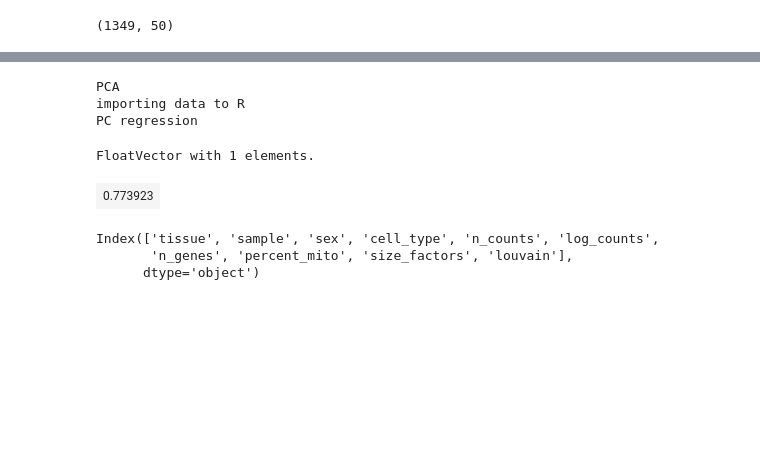
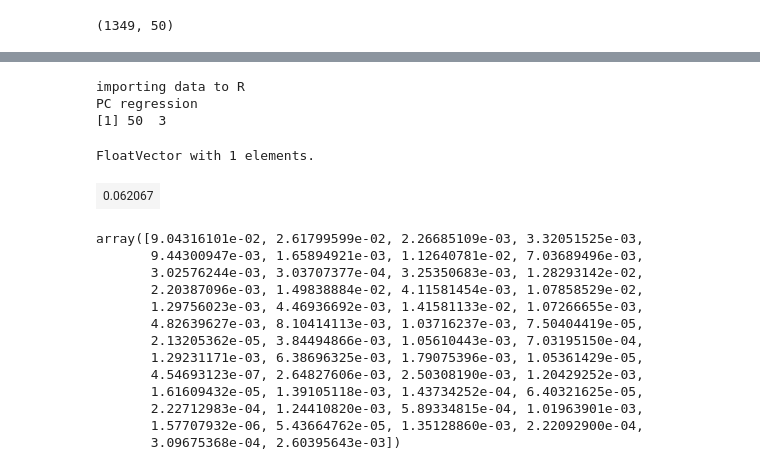
Before and after one commit to theislab/scib, a Jupyter notebook: notebooks/metrics/comparison.ipynb, the cells around one changed output, grey strips where cells are left out. Drawn from its saved outputs; the diff is of its cells as text; code cells hidden in the pictures; blank space fills up the shorter version.

```diff
--- a/notebooks/metrics/comparison.ipynb
+++ b/notebooks/metrics/comparison.ipynb
@@ -226,5 +266,10 @@ import anndata2ri
 # %%
-def pc_regression_old(data, batch, pca_sd=None, n_comps=None, verbose=True):
+import rpy2.rinterface_lib.callbacks
+import logging
+rpy2.rinterface_lib.callbacks.logger.setLevel(logging.ERROR) # Ignore R warning messages
+import rpy2.robjects as ro
+import anndata2ri
+def pc_regression_old(data, batch, pca_sd=None, n_comps=None, svd_solver='arpack', verbose=True):
 
     if isinstance(data, anndata.AnnData):
         matrix = adata.X
@@ -263,9 +308,7 @@ def pc_regression_old(data, batch, pca_sd=None, n_comps=None, verbose=True):
 
     if verbose:
         print("importing data to R")
-    ro.globalenv['data_mtrx'] = matrix
     ro.globalenv['batch'] = batch
-
     ro.globalenv["X_pca"] = X_pca
     ro.globalenv["pca_stdev"] = pca_sd
     ro.r("pca.data <- list(x=X_pca, sdev=pca_stdev)")
@@ -320,14 +354,27 @@ PC regression
-# %%
-pc_regression_old(adata.X, adata.obs['log_counts'])
-# %% [output]
-PCA
-importing data to R
-PC regression
-FloatVector with 1 elements.
-| 0.773923 |
-# %%
-adata.obs.columns
-# %% [output]
-Index(['tissue', 'sample', 'sex', 'cell_type', 'n_counts', 'log_counts',
-       'n_genes', 'percent_mito', 'size_factors', 'louvain'],
-      dtype='object')
+# %%
+pcr = pc_regression_old(adata.obsm['X_pca'], adata.obs['n_counts'], pca_sd=adata.uns['pca']['variance'])
+# %% [output]
+importing data to R
+PC regression
+[1] 50  3
+# %%
+pcr['R2Var']
+# %% [output]
+FloatVector with 1 elements.
+| 0.062067 |
+# %%
+np.array(pcr['r2'][0:50])
+# %% [output]
+array([9.04316101e-02, 2.61799599e-02, 2.26685109e-03, 3.32051525e-03,
+       9.44300947e-03, 1.65894921e-03, 1.12640781e-02, 7.03689496e-03,
+       3.02576244e-03, 3.03707377e-04, 3.25350683e-03, 1.28293142e-02,
+       2.20387096e-03, 1.49838884e-02, 4.11581454e-03, 1.07858529e-02,
+       1.29756023e-03, 4.46936692e-03, 1.41581133e-02, 1.07266655e-03,
+       4.82639627e-03, 8.10414113e-03, 1.03716237e-03, 7.50404419e-05,
+       2.13205362e-05, 3.84494866e-03, 1.05610443e-03, 7.03195150e-04,
+       1.29231171e-03, 6.38696325e-03, 1.79075396e-03, 1.05361429e-05,
+       4.54693123e-07, 2.64827606e-03, 2.50308190e-03, 1.20429252e-03,
+       1.61609432e-05, 1.39105118e-03, 1.43734252e-04, 6.40321625e-05,
+       2.22712983e-04, 1.24410820e-03, 5.89334815e-04, 1.01963901e-03,
+       1.57707932e-06, 5.43664762e-05, 1.35128860e-03, 2.22092900e-04,
+       3.09675368e-04, 2.60395643e-03])
```
Also changed, not shown: parts of 13 cells of this notebook, 3 other files.
